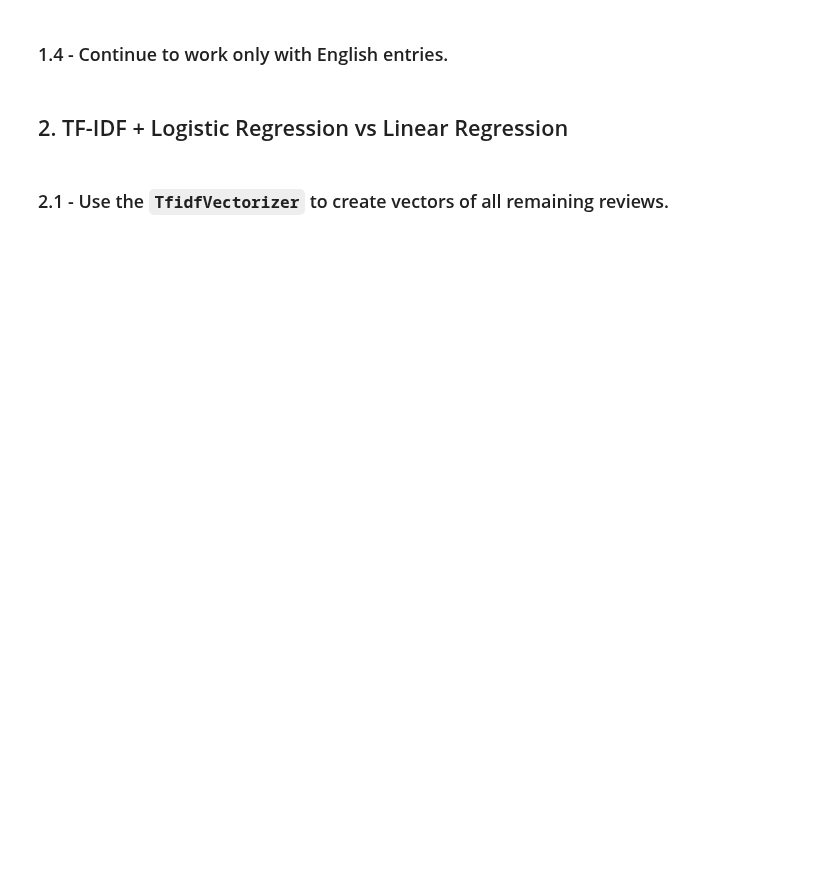
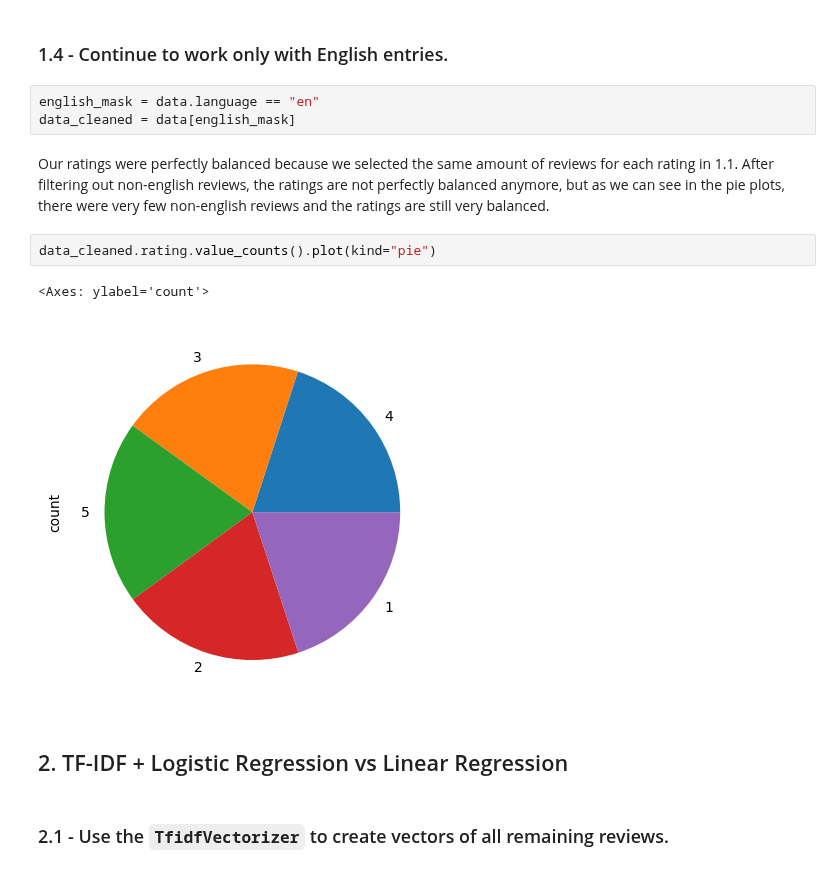
Before and after one commit to Knerten0815/data_science_course, a Jupyter notebook: notebooks/portfolio 3/data_science_MMI_portfolio_03_sentiment_analysis_template.ipynb, the cells around one changed output. Cells and saved outputs as stored; diff of their text form; blank space fills up the shorter version.

```diff
--- a/notebooks/portfolio 3/data_science_MMI_portfolio_03_sentiment_analysis_template.ipynb
+++ b/notebooks/portfolio 3/data_science_MMI_portfolio_03_sentiment_analysis_template.ipynb
@@ -93,5 +277,15 @@ Hint: This could take a little while, so better use `tqdm` or similar to show th
 # %% [markdown]
 ### 1.4 - Continue to work only with English entries.
+# %%
+english_mask = data.language == "en"
+data_cleaned = data[english_mask]
+# %% [markdown]
+Our ratings were perfectly balanced because we selected the same amount of reviews for each rating in 1.1. After filtering out non-english reviews, the ratings are not perfectly balanced anymore, but as we can see in the pie plots, there were very few non-english reviews and the ratings are still very balanced.
+# %%
+data_cleaned.rating.value_counts().plot(kind="pie")
+# %% [output]
+<Axes: ylabel='count'>
+[figure, added]
 # %% [markdown]
 ## 2. TF-IDF + Logistic Regression vs Linear Regression
 # %% [markdown]
```
Also changed, not shown: parts of 33 cells of this notebook.
